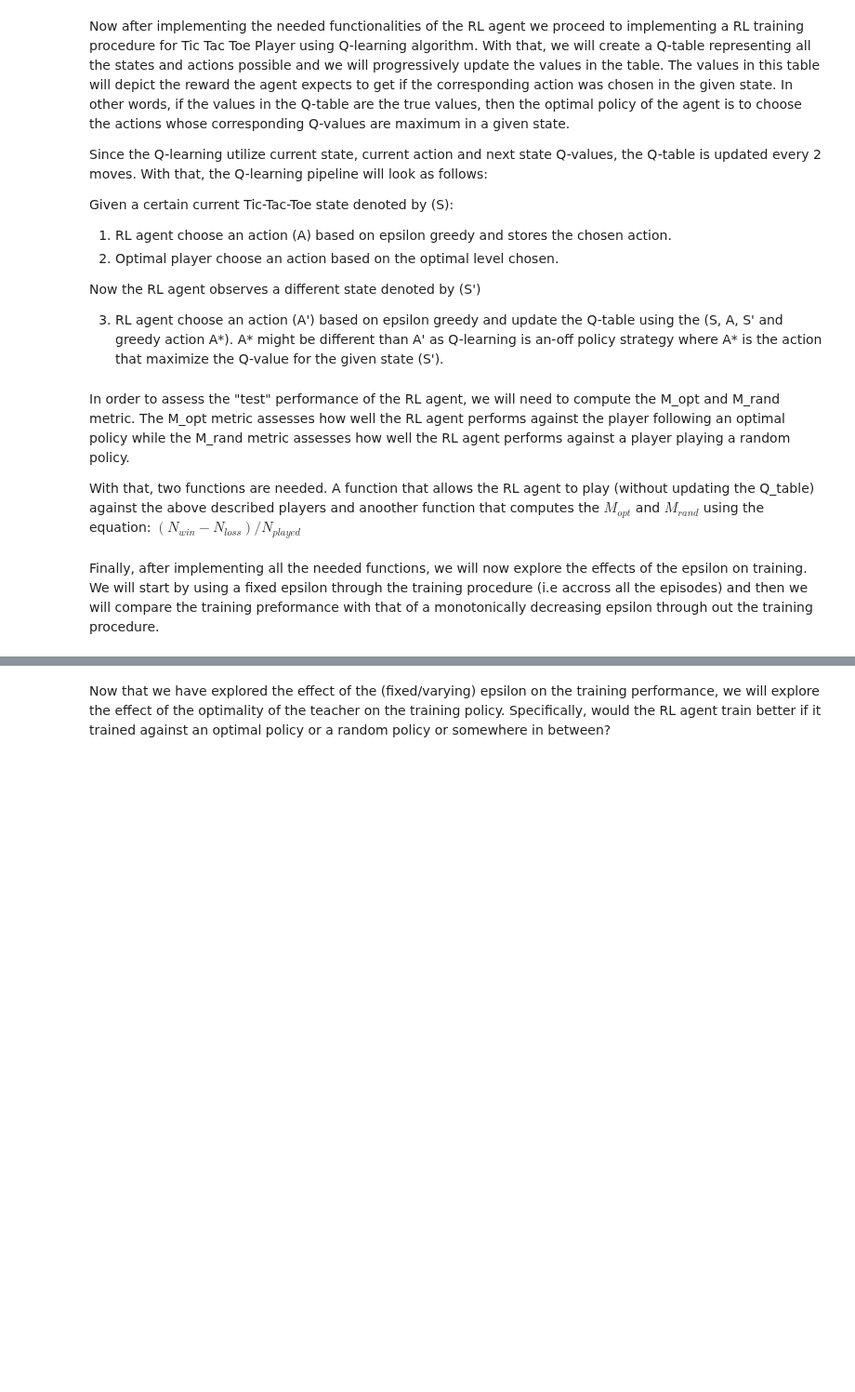
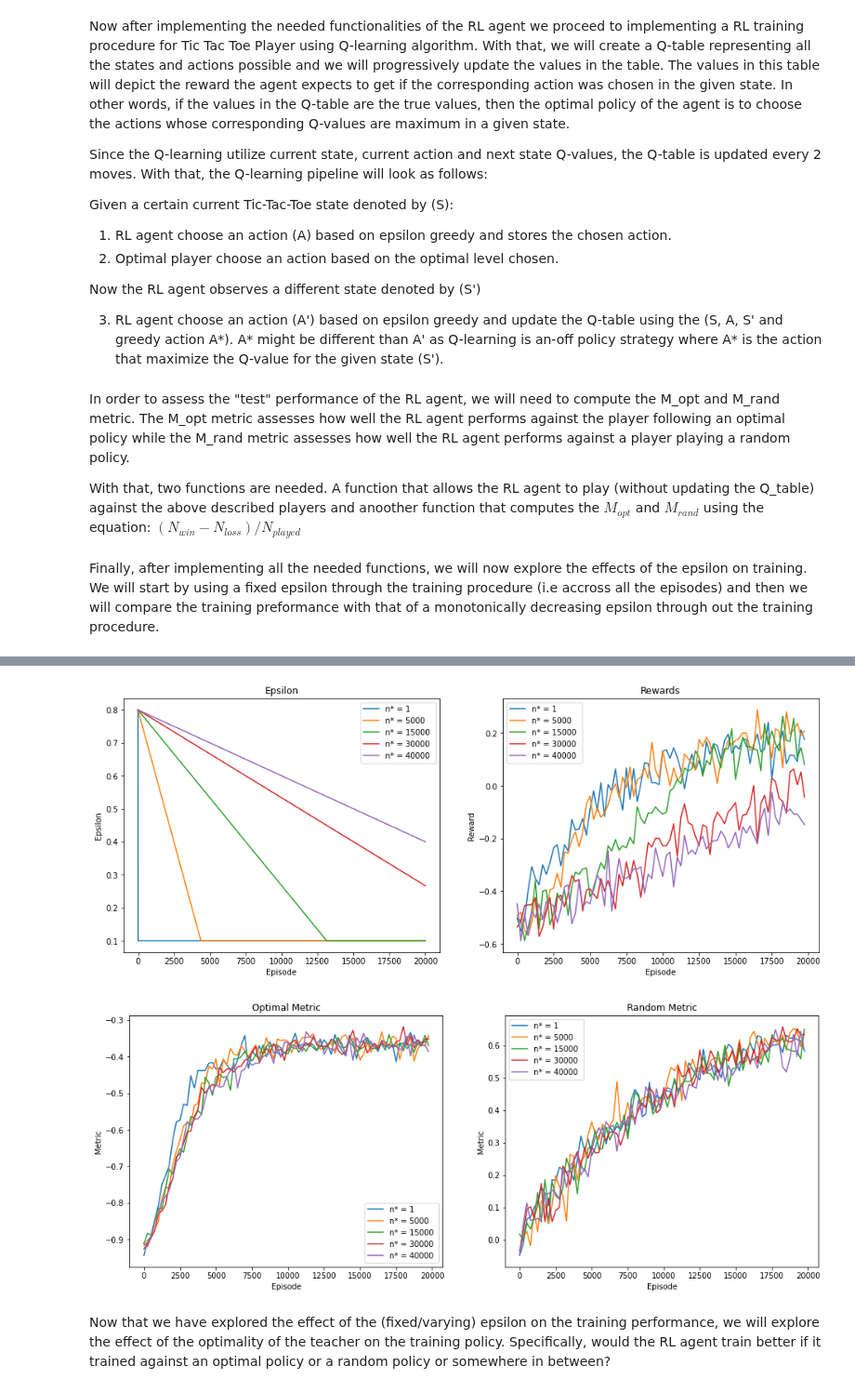
Before and after one commit to mikqs/rl-tic-tac-toe, a Jupyter notebook: 322190_325932.ipynb, the cells around one changed output, grey strips where cells are left out. Shown at 93% size. Drawn from its saved outputs; the diff is of its cells as text; code cells hidden in the pictures; blank space fills up the shorter version.

Commit message:
New plots

```diff
--- a/322190_325932.ipynb
+++ b/322190_325932.ipynb
@@ -184,11 +184,22 @@ def plot_rewards(number_of_episodes, rewards, ax, label = "", plot_every=250):
     episodes = np.arange(0,number_of_episodes)
     bin_means, _, _ = binned_statistic(episodes, rewards, statistic="mean", bins =(number_of_episodes)/plot_every, range=(0, number_of_episodes))
     ax.plot(np.arange(0, number_of_episodes, plot_every), bin_means, label = label)
+    ax.set_xlabel("Episode")
+    ax.set_ylabel("Reward")
     ax.legend()
     return
 
-def plot_metrics(number_of_episodes,metrics, ax, label):
+def plot_metrics(number_of_episodes, metrics, ax, label):
     ax.plot(np.arange(0, number_of_episodes, 250), metrics, label = label)
+    ax.set_xlabel("Episode")
+    ax.set_ylabel("Metric")
+    ax.legend()
+    return
+
+def plot_epsilon(number_of_episodes, epsilon_list, ax, label):
+    ax.plot(range(number_of_episodes), epsilon_list, label = label)
+    ax.set_xlabel("Episode")
+    ax.set_ylabel("Epsilon")
     ax.legend()
     return
 
@@ -396,28 +409,36 @@ for epsilon in epsilons:
 # %%
 # Training with a monotonically decreasing epsilon (Question 2 and Question 3)
 
 # RL Hyper-params
 number_of_episodes = 20000
+
 epsilon_min, epsilon_max = 0.1, 0.8
 
 # Environment
 environment = TictactoeEnv()
 
 # Plots
-fig, axes = plt.subplots(1, 3, figsize=(16, 6))
-axes[0].set_title("Rewards")
-axes[1].set_title("Optimal Metric")
-axes[2].set_title("Random Metric")
+fig1, axes1 = plt.subplots(1, 2, figsize=(16, 6))
+axes1[0].set_title("Epsilon")
+axes1[1].set_title("Rewards")
+fig2, axes2 = plt.subplots(1, 2, figsize=(16, 6))
+axes2[0].set_title("Optimal Metric")
+axes2[1].set_title("Random Metric")
 
 list_of_number_of_exploratory_games = [1, 5000, 15000, 30000, 40000]
 
 for number_of_exploratory_games in list_of_number_of_exploratory_games:
     # Train and get the rewards, M_opt, M_rand for a decreasing monotinically epsilon
     epsilon = lambda n: max(epsilon_min, epsilon_max*(1-(n/number_of_exploratory_games)))
     player_rl_agent, rewards, m_opt, m_rand = train_rl_agent_qlearning(environment, number_of_episodes=number_of_episodes, optimal_level=0.5, epsilon=epsilon, test_episode=250)
-    plot_rewards(number_of_episodes,rewards, axes[0], label = f"n* = {number_of_exploratory_games} ")
-    plot_metrics(number_of_episodes,m_opt, axes[1], label = f"n* = {number_of_exploratory_games} ")
-    plot_metrics(number_of_episodes,m_rand, axes[2], label = f"n* = {number_of_exploratory_games} ")
+    epsilon_list = [epsilon(n) for n in range(number_of_episodes)]
+    plot_epsilon(number_of_episodes, epsilon_list, axes1[0], label = f"n* = {number_of_exploratory_games} ")
+    plot_rewards(number_of_episodes, rewards, axes1[1], label = f"n* = {number_of_exploratory_games} ")
+    plot_metrics(number_of_episodes, m_opt, axes2[0], label = f"n* = {number_of_exploratory_games} ")
+    plot_metrics(number_of_episodes, m_rand, axes2[1], label = f"n* = {number_of_exploratory_games} ")
+# %% [output]
+[figure, added]
+[figure, added]
 # %% [markdown]
 Now that we have explored the effect of the (fixed/varying) epsilon on the training performance, we will explore the effect of the optimality of the teacher on the training policy. Specifically, would the RL agent train better if it trained against an optimal policy or a random policy or somewhere in between?
 # %%
```
Also changed, not shown: parts of 5 cells of this notebook.
